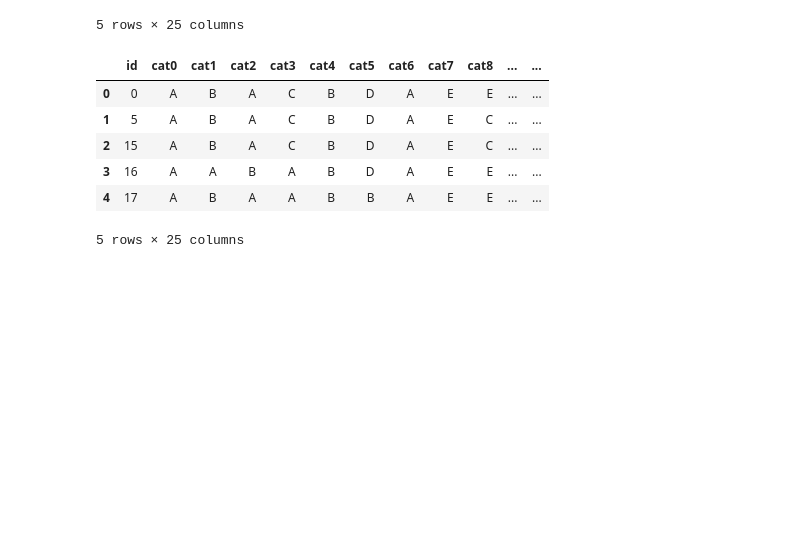
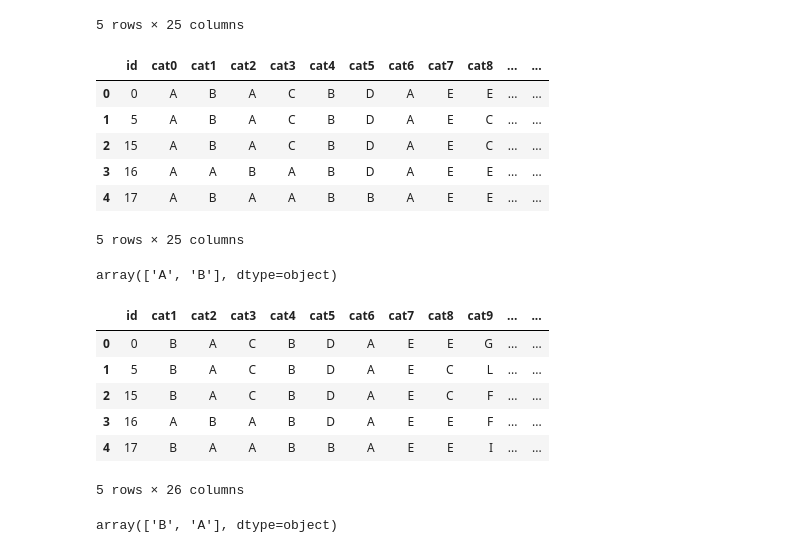
Before and after one commit to ngachago/tabular_comp, a Jupyter notebook: tabular_playground_comp_feb21.ipynb, the cells around one changed output. Saved outputs shown, nothing was run; the diff lists cells and outputs as text; code cells hidden in the pictures; blank space fills up the shorter version.

```diff
--- a/tabular_playground_comp_feb21.ipynb
+++ b/tabular_playground_comp_feb21.ipynb
@@ -596,3 +601,28 @@ test_df.head()
 | 3 | 16 | A | A | B | A | B | D | A | E | E | ... | ... |
 | 4 | 17 | A | B | A | A | B | B | A | E | E | ... | ... |
 5 rows × 25 columns
+# %%
+# Encode categorical features
+
+test_df.cat0.unique()
+# %% [output]
+array(['A', 'B'], dtype=object)
+# %%
+ohe0 = OneHotEncoder(sparse = False)
+ohe0.fit(test_df[['cat0']])
+cat0_encoded = ohe0.transform(test_df[['cat0']])
+test_df['cat0_a'],test_df["cat0_b"] = cat0_encoded.T
+test_df.drop(columns='cat0', inplace=True)
+test_df.head()
+# %% [output]
+|  | id | cat1 | cat2 | cat3 | cat4 | cat5 | cat6 | cat7 | cat8 | cat9 | ... | ... |
+| 0 | 0 | B | A | C | B | D | A | E | E | G | ... | ... |
+| 1 | 5 | B | A | C | B | D | A | E | C | L | ... | ... |
+| 2 | 15 | B | A | C | B | D | A | E | C | F | ... | ... |
+| 3 | 16 | A | B | A | B | D | A | E | E | F | ... | ... |
+| 4 | 17 | B | A | A | B | B | A | E | E | I | ... | ... |
+5 rows × 26 columns
+# %%
+test_df.cat1.unique()
+# %% [output]
+array(['B', 'A'], dtype=object)
```
Also changed, not shown: parts of 44 cells of this notebook, 2 other files.
